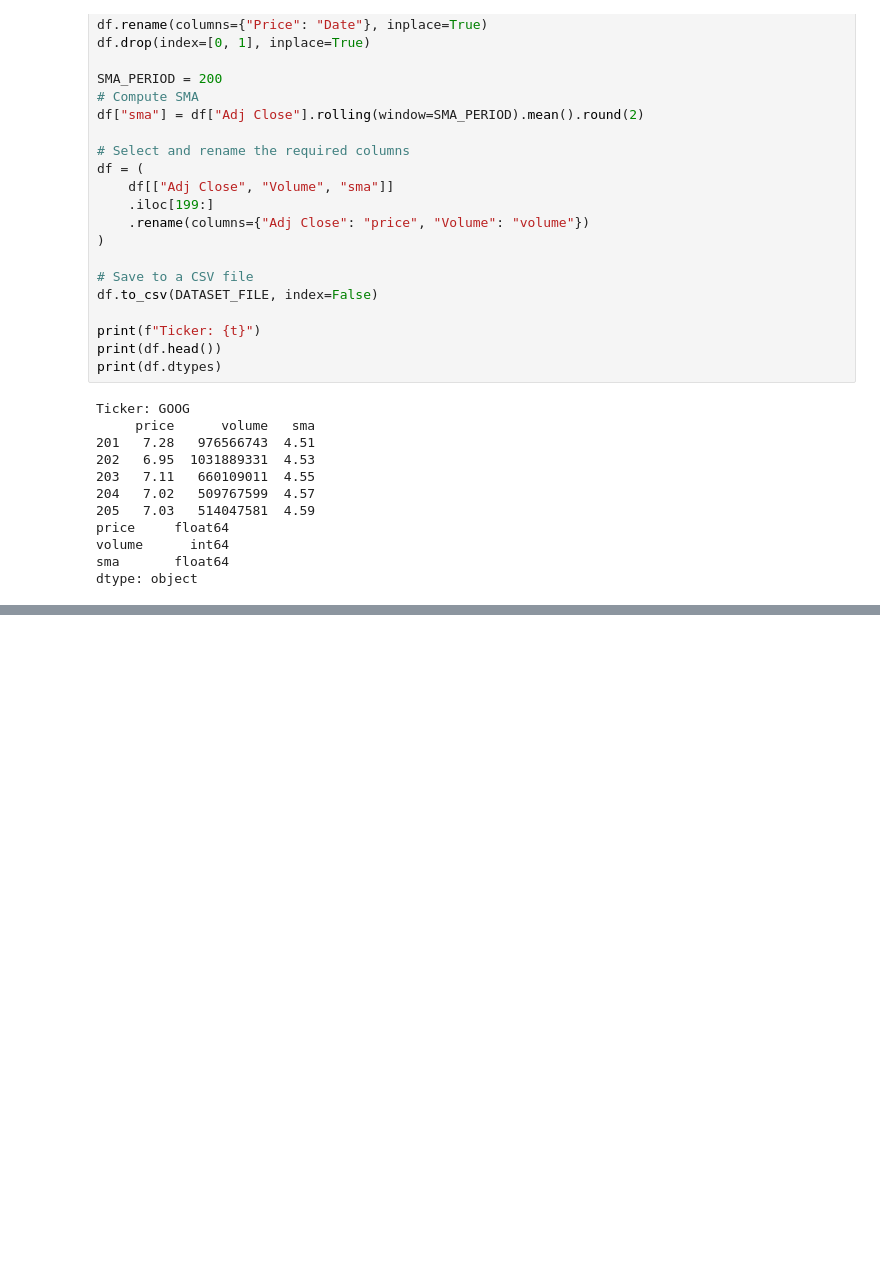
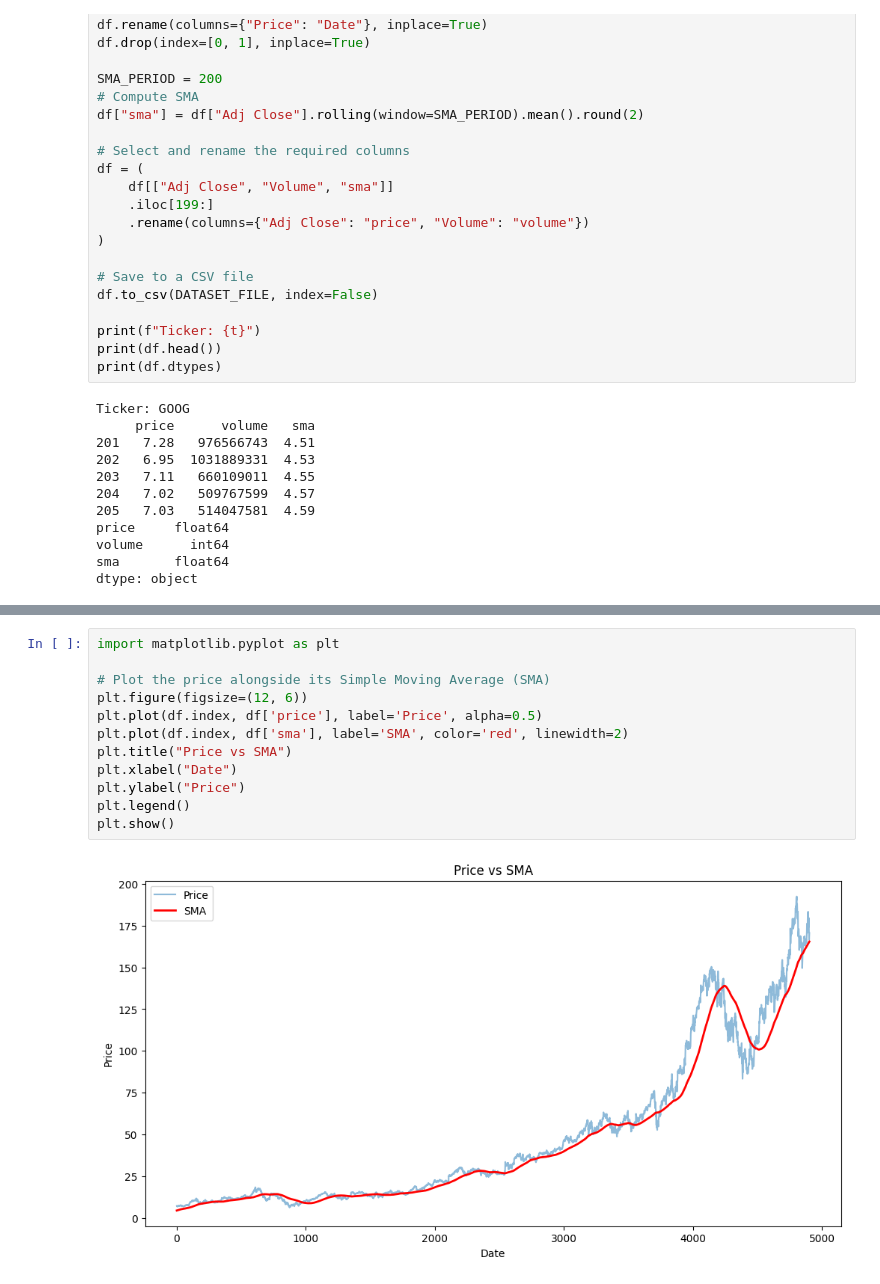
Before and after one commit to ItaiAviad/traider, a Jupyter notebook: model/data/data.ipynb, the cells around one changed output, grey strips where cells are left out. Saved outputs shown, nothing was run; the diff lists cells and outputs as text; blank space fills up the shorter version.

```diff
--- a/model/data/data.ipynb
+++ b/model/data/data.ipynb
@@ -79,0 +93,14 @@ plt.show()
+# %%
+import matplotlib.pyplot as plt
+
+# Plot the price alongside its Simple Moving Average (SMA)
+plt.figure(figsize=(12, 6))
+plt.plot(df.index, df['price'], label='Price', alpha=0.5)
+plt.plot(df.index, df['sma'], label='SMA', color='red', linewidth=2)
+plt.title("Price vs SMA")
+plt.xlabel("Date")
+plt.ylabel("Price")
+plt.legend()
+plt.show()
+# %% [output]
+[figure, added]
```
Also changed, not shown: parts of 2 cells of this notebook, 5 other files.
